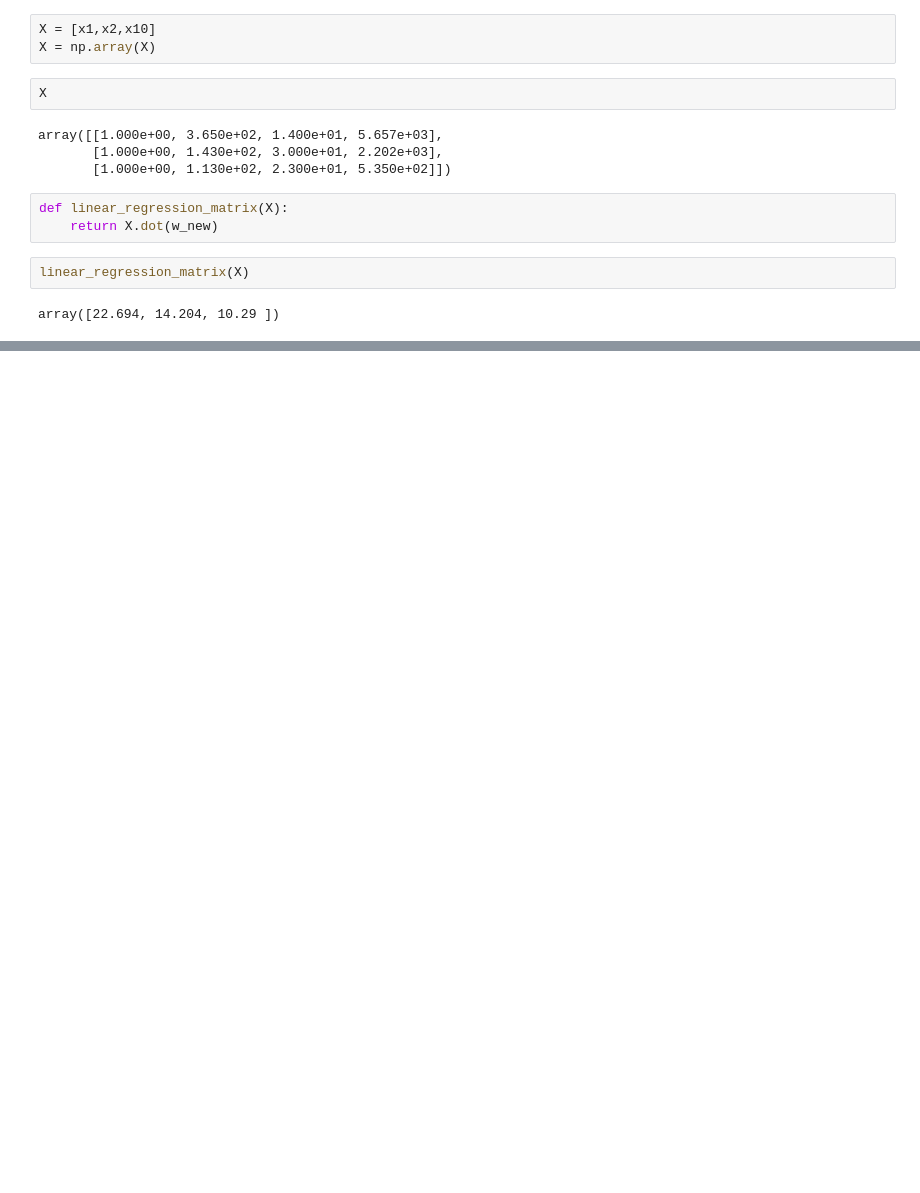
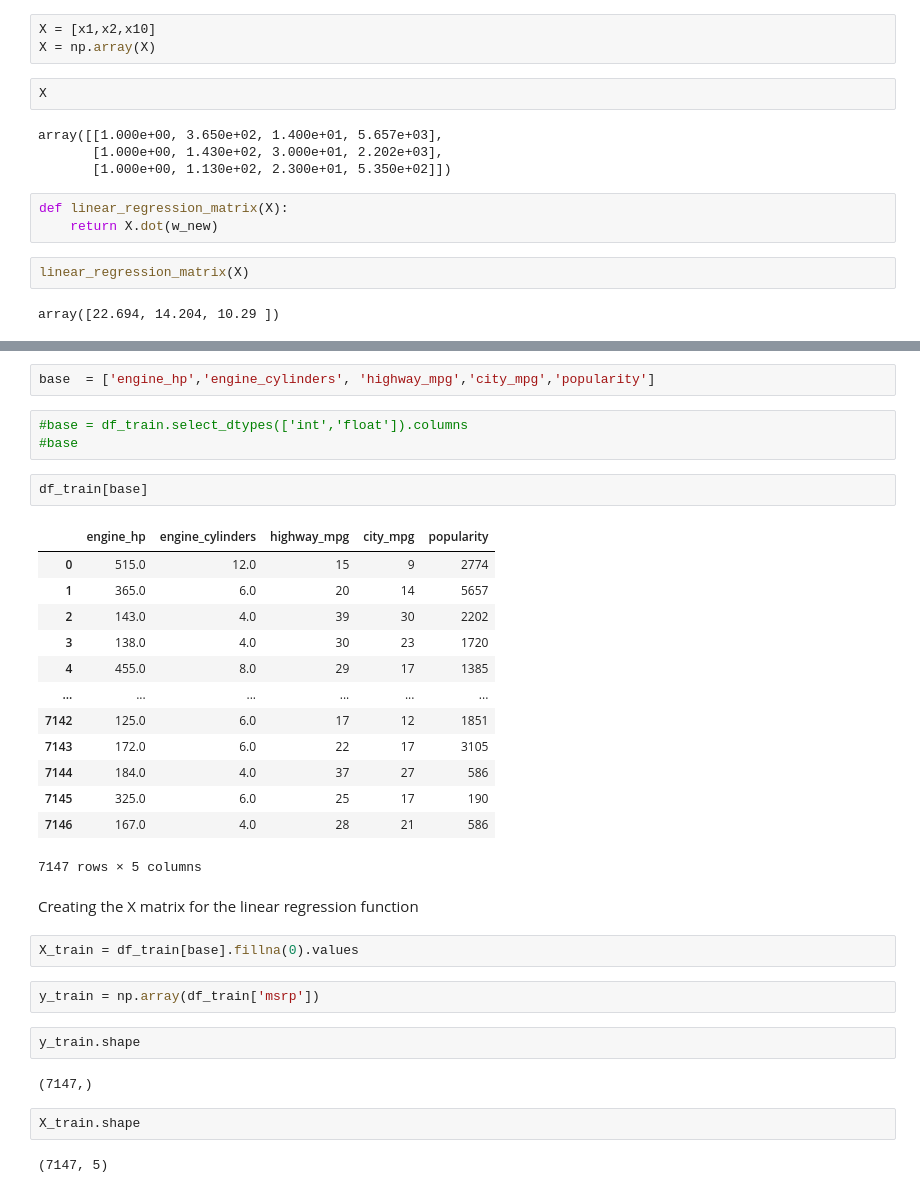
Before and after one commit to DataTalksClub/machine-learning-zoomcamp, a Jupyter notebook: chapter-02-car-price/week2.ipynb, the cells around one changed output, grey strips where cells are left out. Saved outputs shown, nothing was run; the diff lists cells and outputs as text; blank space fills up the shorter version.

```diff
--- a/chapter-02-car-price/week2.ipynb
+++ b/chapter-02-car-price/week2.ipynb
@@ -421,0 +574,35 @@ array([22.694, 14.204, 10.29 ])
+# %%
+base  = ['engine_hp','engine_cylinders', 'highway_mpg','city_mpg','popularity']
+# %%
+#base = df_train.select_dtypes(['int','float']).columns
+#base
+# %%
+df_train[base]
+# %% [output]
+|  | engine_hp | engine_cylinders | highway_mpg | city_mpg | popularity |
+| 0 | 515.0 | 12.0 | 15 | 9 | 2774 |
+| 1 | 365.0 | 6.0 | 20 | 14 | 5657 |
+| 2 | 143.0 | 4.0 | 39 | 30 | 2202 |
+| 3 | 138.0 | 4.0 | 30 | 23 | 1720 |
+| 4 | 455.0 | 8.0 | 29 | 17 | 1385 |
+| ... | ... | ... | ... | ... | ... |
+| 7142 | 125.0 | 6.0 | 17 | 12 | 1851 |
+| 7143 | 172.0 | 6.0 | 22 | 17 | 3105 |
+| 7144 | 184.0 | 4.0 | 37 | 27 | 586 |
+| 7145 | 325.0 | 6.0 | 25 | 17 | 190 |
+| 7146 | 167.0 | 4.0 | 28 | 21 | 586 |
+7147 rows × 5 columns
+# %% [markdown]
+Creating the X matrix for the linear regression function
+# %%
+X_train = df_train[base].fillna(0).values
+# %%
+y_train = np.array(df_train['msrp'])
+# %%
+y_train.shape
+# %% [output]
+(7147,)
+# %%
+X_train.shape
+# %% [output]
+(7147, 5)
```
Also changed, not shown: parts of 36 cells of this notebook.
